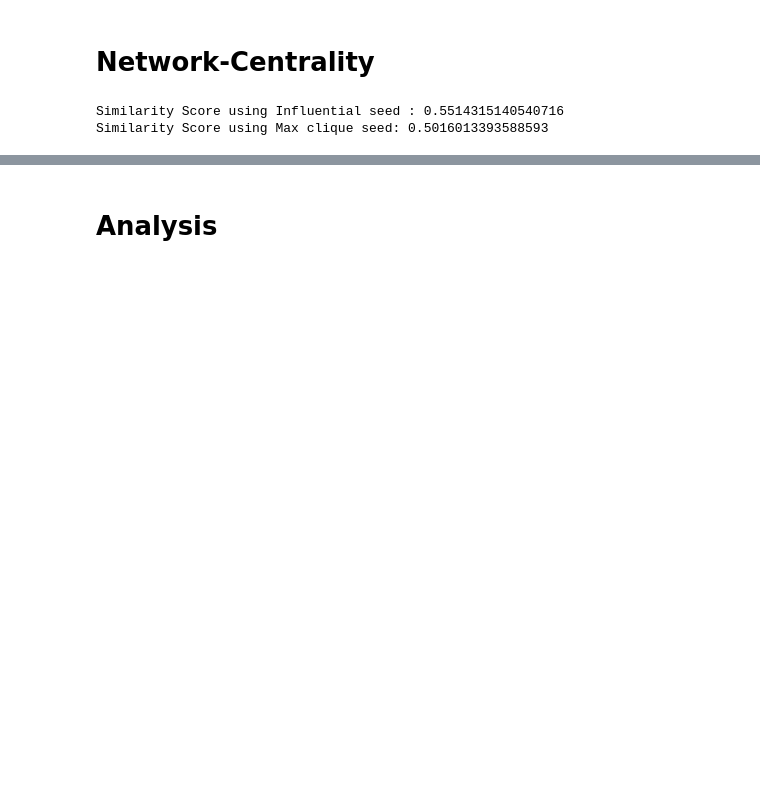
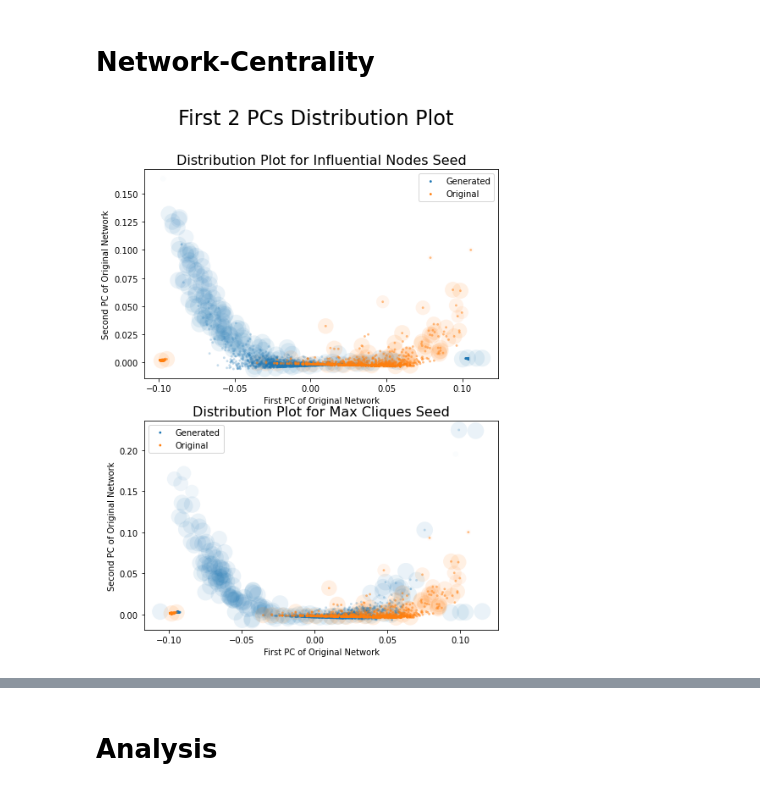
Before and after one commit to keerthan2/BT5240, a Jupyter notebook: project/CSB_Project_Code.ipynb, the cells around one changed output, grey strips where cells are left out. Cells and saved outputs as stored; diff of their text form; code cells hidden in the pictures; blank space fills up the shorter version.

```diff
--- a/project/CSB_Project_Code.ipynb
+++ b/project/CSB_Project_Code.ipynb
@@ -367,11 +479,11 @@ class Simulator:
 # %% [markdown]
 # Simulation
 # %%
-def gen_network(G_seed, G_orig, node_remove_prob, node_create_prob, seed = 0):
+def gen_network(G_seed, G_orig, node_remove_prob, node_create_prob, seed = 0, delete_singleton = True):
   simulator = Simulator(node_remove_prob, node_create_prob)
   seed_network = Network().nxgraph2Network(G_seed)
   original_node_size = len(G_orig.nodes)
-  simulator.Simulate(seed_network, max_nodes = original_node_size, seed = seed)
+  simulator.Simulate(seed_network, max_nodes = original_node_size, seed = seed, delete_singleton = delete_singleton)
   completed_graph = seed_network.Network2nxgraph()
   G = completed_graph
   return G
@@ -511,27 +653,18 @@ cent_func_list = [closeness_centrality,
                   ]
 
 CN_Gorg_trans, pca_model = CNPCA(G_orig, cent_func_list, None)
-CN_Ginf_trans = CNPCA(G_inf, cent_func_list, pca_model)
-CN_Gclq_trans = CNPCA(G_clique, cent_func_list, pca_model)
+
+CN_Ginf_trans_list = []
+CN_Gclq_trans_list = []
+for idx in range(num_realisations):
+  CN_Ginf_trans = CNPCA(G_list_inf[idx], cent_func_list, pca_model)
+  CN_Ginf_trans_list.append(CN_Ginf_trans)
+  CN_Gclq_trans = CNPCA(G_list_clique[idx], cent_func_list, pca_model)
+  CN_Gclq_trans_list.append(CN_Gclq_trans)
+
+
+# CN_Ginf_trans = CNPCA(G_inf, cent_func_list, pca_model)
+# CN_Gclq_trans = CNPCA(G_clique, cent_func_list, pca_model)
 
 # CN_Ginf_trans, pca_model = CNPCA(G_inf, cent_func_list, None)
 # CN_Gclq_trans, pca_model = CNPCA(G_clique, cent_func_list, None)
-# %%
-def sim_func(G1,G2):
-  G1 = np.squeeze(G1)
-  G2 = np.squeeze(G2)
-  sim = abs(np.dot(G1.T, G2)/(norm(G1)*norm(G2)))
-  # sim = abs(np.dot(G1.T, G2))
-  # sim = sklearn.metrics.mutual_info_score(G1,G2)
-  sim = np.exp(2*sim)/(1+np.exp(-2*sim))
-  return sim
-
-sim_inf = sim_func(CN_Ginf_trans,CN_Gorg_trans)
-sim_clique = sim_func(CN_Gclq_trans,CN_Gorg_trans)
-
-
-print(f"Similarity Score using Influential seed : {sim_inf}")
-print(f"Similarity Score using Max clique seed: {sim_clique}")
-# %% [output]
-Similarity Score using Influential seed : 0.5514315140540716
-Similarity Score using Max clique seed: 0.5016013393588593
@@ -537,0 +754,27 @@ Similarity Score using Max clique seed: 0.5016013393588593
+# %%
+def plot_region(ax, dist_list, color_idx = 0, label = "Original", alpha_mult = 1.0):
+  dist_array = np.asarray(dist_list)
+  dist_rshp = dist_array.reshape((-1, 2))
+  _region_plot(ax, dist_rshp, color_idx, label, alpha_mult = alpha_mult)
+
+
+fig, axs = plt.subplots(2, 1, figsize = (7.5,10))
+ax = axs[0]
+plot_region(ax, CN_Gorg_trans, color_idx = 1, alpha_mult=1.0)
+plot_region(ax, CN_Ginf_trans_list, color_idx = 0, alpha_mult=0.75)
+sim_plot(ax, CN_Ginf_trans_list,CN_Gorg_trans, title = "Distribution Plot for Influential Nodes Seed", subset = 0.05, seed = 1)
+ax.set_xlabel("First PC of Original Network")
+ax.set_ylabel("Second PC of Original Network")
+
+ax = axs[1]
+plot_region(ax, CN_Gclq_trans_list, color_idx = 0, alpha_mult=0.75)
+plot_region(ax, CN_Gorg_trans, color_idx = 1, alpha_mult=1.0)
+sim_plot(ax, CN_Gclq_trans_list,CN_Gorg_trans, title = "Distribution Plot for Max Cliques Seed", subset = 0.05, seed = 1)
+ax.set_xlabel("First PC of Original Network")
+ax.set_ylabel("Second PC of Original Network")
+
+plt.suptitle("First 2 PCs Distribution Plot", fontsize = 24)
+plt.savefig("pcdistplot")
+plt.show()
+# %% [output]
+[figure, added]
```
Also changed, not shown: parts of 58 cells of this notebook.
